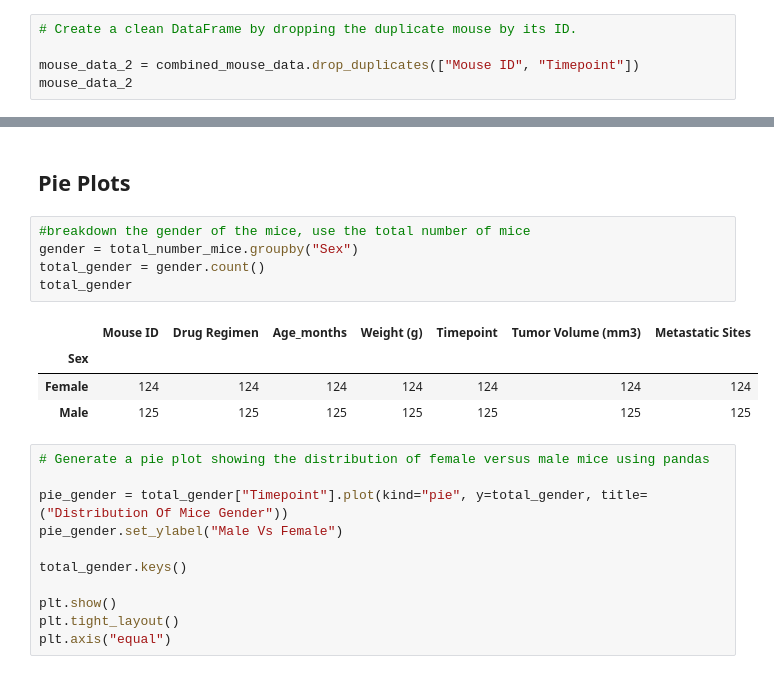
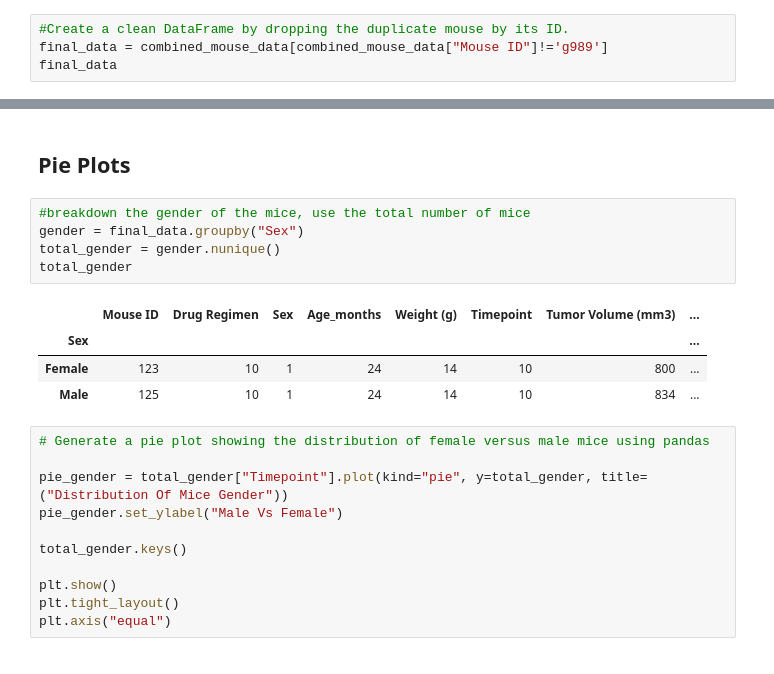
Before and after one commit to EmmaLimoli/matplotlib---pharmaceuticals, a Jupyter notebook: matplotlib_homework/pymaceuticals_starter-Copy1.ipynb, the cells around one changed output, grey strips where cells are left out. Cells and saved outputs as stored; diff of their text form.

```diff
--- a/matplotlib_homework/pymaceuticals_starter-Copy1.ipynb
+++ b/matplotlib_homework/pymaceuticals_starter-Copy1.ipynb
@@ -118,8 +79,7 @@ Length: 259, dtype: float64
 # %%
-# Create a clean DataFrame by dropping the duplicate mouse by its ID.
-
-mouse_data_2 = combined_mouse_data.drop_duplicates(["Mouse ID", "Timepoint"])
-mouse_data_2
+#Create a clean DataFrame by dropping the duplicate mouse by its ID.
+final_data = combined_mouse_data[combined_mouse_data["Mouse ID"]!='g989']
+final_data
 # %% [output]
 |  | Mouse ID | Drug Regimen | Sex | Age_months | Weight (g) | Timepoint | Tumor Volume (mm3) | ... |
 | 0 | k403 | Ramicane | Male | 21 | 16 | 0 | 45.000000 | ... |
@@ -304,14 +289,14 @@ plt.tight_layout()
 ## Pie Plots
 # %%
 #breakdown the gender of the mice, use the total number of mice
-gender = total_number_mice.groupby("Sex")
-total_gender = gender.count()
+gender = final_data.groupby("Sex")
+total_gender = gender.nunique()
 total_gender
 # %% [output]
-|  | Mouse ID | Drug Regimen | Age_months | Weight (g) | Timepoint | Tumor Volume (mm3) | Metastatic Sites |
-| Sex |  |  |  |  |  |  |  |
-| Female | 124 | 124 | 124 | 124 | 124 | 124 | 124 |
-| Male | 125 | 125 | 125 | 125 | 125 | 125 | 125 |
+|  | Mouse ID | Drug Regimen | Sex | Age_months | Weight (g) | Timepoint | Tumor Volume (mm3) | ... |
+| Sex |  |  |  |  |  |  |  | ... |
+| Female | 123 | 10 | 1 | 24 | 14 | 10 | 800 | ... |
+| Male | 125 | 10 | 1 | 24 | 14 | 10 | 834 | ... |
 # %%
 # Generate a pie plot showing the distribution of female versus male mice using pandas
 
```
Also changed, not shown: parts of 23 cells of this notebook.
